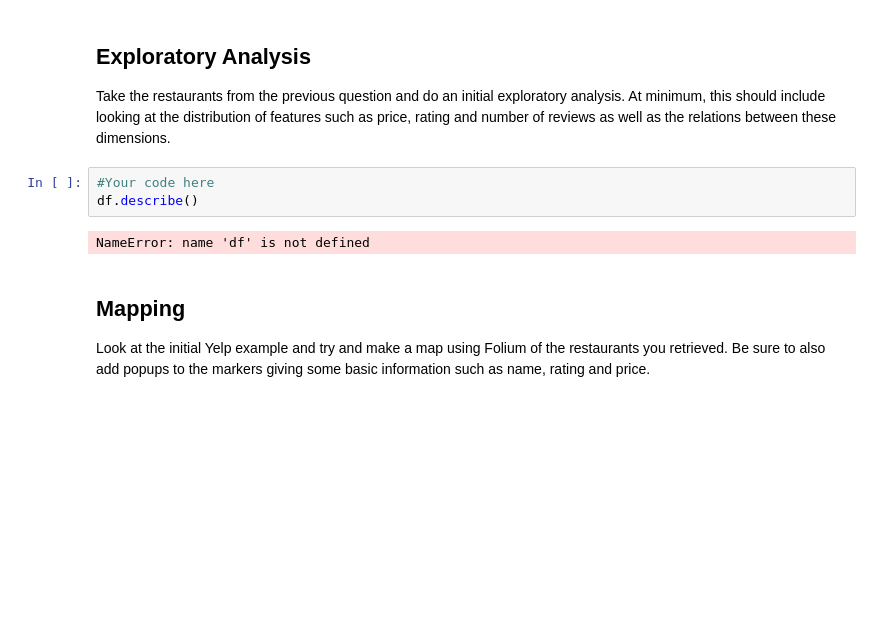
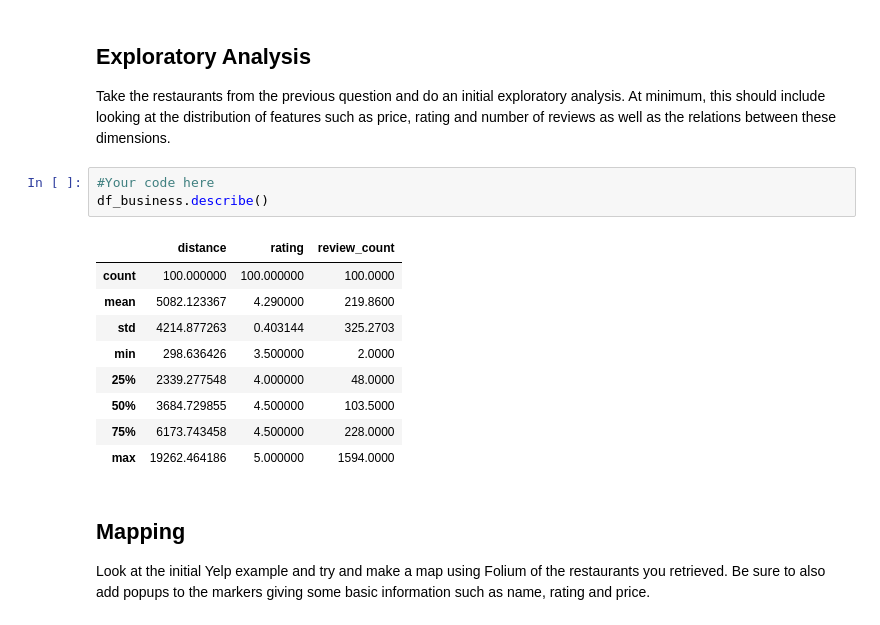
Before and after one commit to zapatos24/dsc-yelp-api-lab-nyc-ds-060319, a Jupyter notebook: index.ipynb, the cells around one changed output. Saved outputs shown, nothing was run; the diff lists cells and outputs as text; blank space fills up the shorter version.

```diff
--- a/index.ipynb
+++ b/index.ipynb
@@ -129,9 +129,17 @@ df_business.head()
 Take the restaurants from the previous question and do an initial exploratory analysis. At minimum, this should include looking at the distribution of features such as price, rating and number of reviews as well as the relations between these dimensions.
 # %%
 #Your code here
-df.describe()
+df_business.describe()
 # %% [output]
-NameError: name 'df' is not defined
+|  | distance | rating | review_count |
+| count | 100.000000 | 100.000000 | 100.0000 |
+| mean | 5082.123367 | 4.290000 | 219.8600 |
+| std | 4214.877263 | 0.403144 | 325.2703 |
+| min | 298.636426 | 3.500000 | 2.0000 |
+| 25% | 2339.277548 | 4.000000 | 48.0000 |
+| 50% | 3684.729855 | 4.500000 | 103.5000 |
+| 75% | 6173.743458 | 4.500000 | 228.0000 |
+| max | 19262.464186 | 5.000000 | 1594.0000 |
 # %% [markdown]
 ## Mapping
 
```
